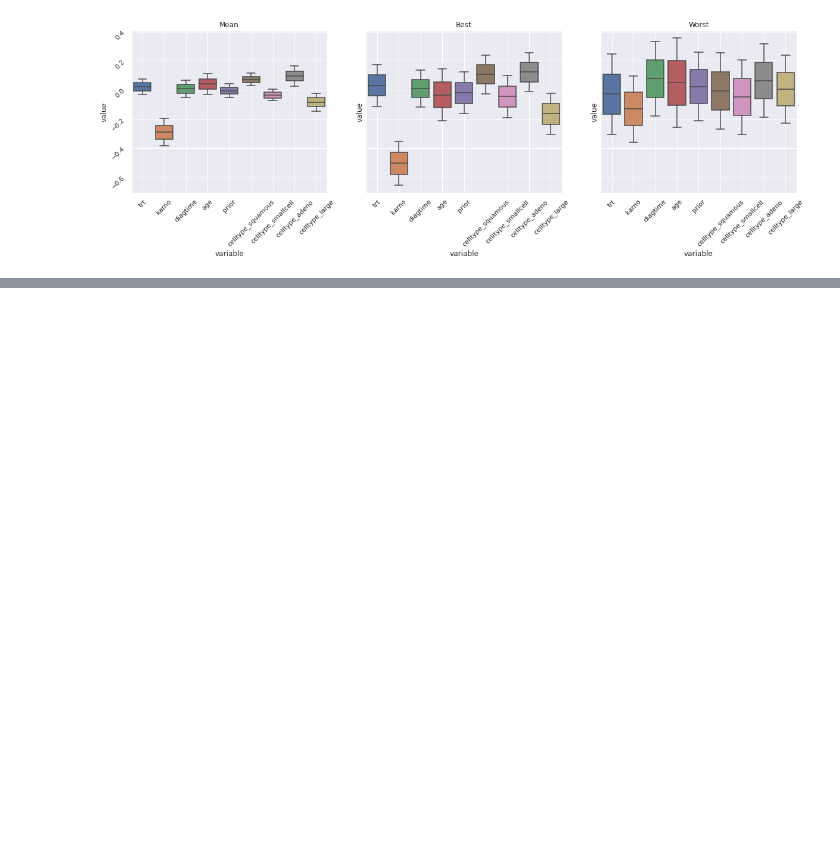
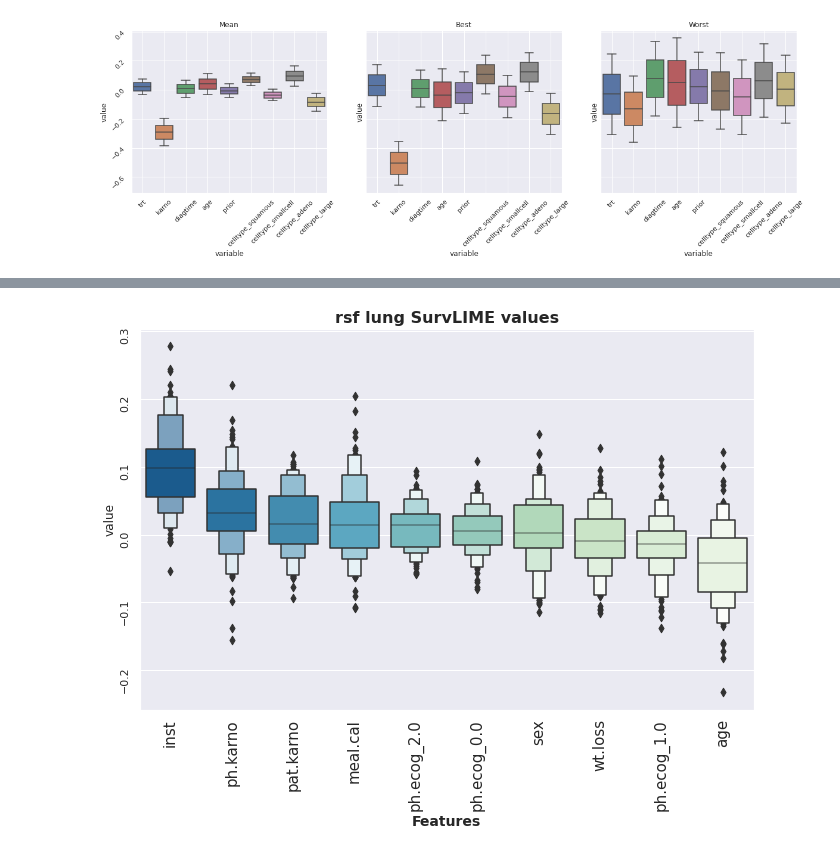
Before and after one commit to imatge-upc/SurvLIME-experiments, a Jupyter notebook: notebooks/verify_experiment_3.ipynb, the cells around one changed output, grey strips where cells are left out. Drawn from its saved outputs; the diff is of its cells as text; code cells hidden in the pictures; blank space fills up the shorter version.

```diff
--- a/notebooks/verify_experiment_3.ipynb
+++ b/notebooks/verify_experiment_3.ipynb
@@ -177,3 +212,12 @@ Index(['celltype_squamous', 'celltype_adeno', 'trt', 'diagtime', 'prior',
+# %%
+ fontweight='bold')
+#p.set_ylim([-1, 2])# p.set_ylim([-0.01, 0.20]) OS
+p.set_title(f'{model_type} {dataset} SurvLIME values', fontsize= 16, fontweight='bold');
+ax.tick_params(axis='x', which='major', labelsize=15)
+
+plt.savefig(f'figures/{model_type}_{dataset}.png',  bbox_inches='tight', dpi=200)
+# %% [output]
+[figure, added]
 # %%
 sns.set(
         style="ticks",                   # The 'ticks' style
```
Also changed, not shown: parts of 3 cells of this notebook, 3 other files.
